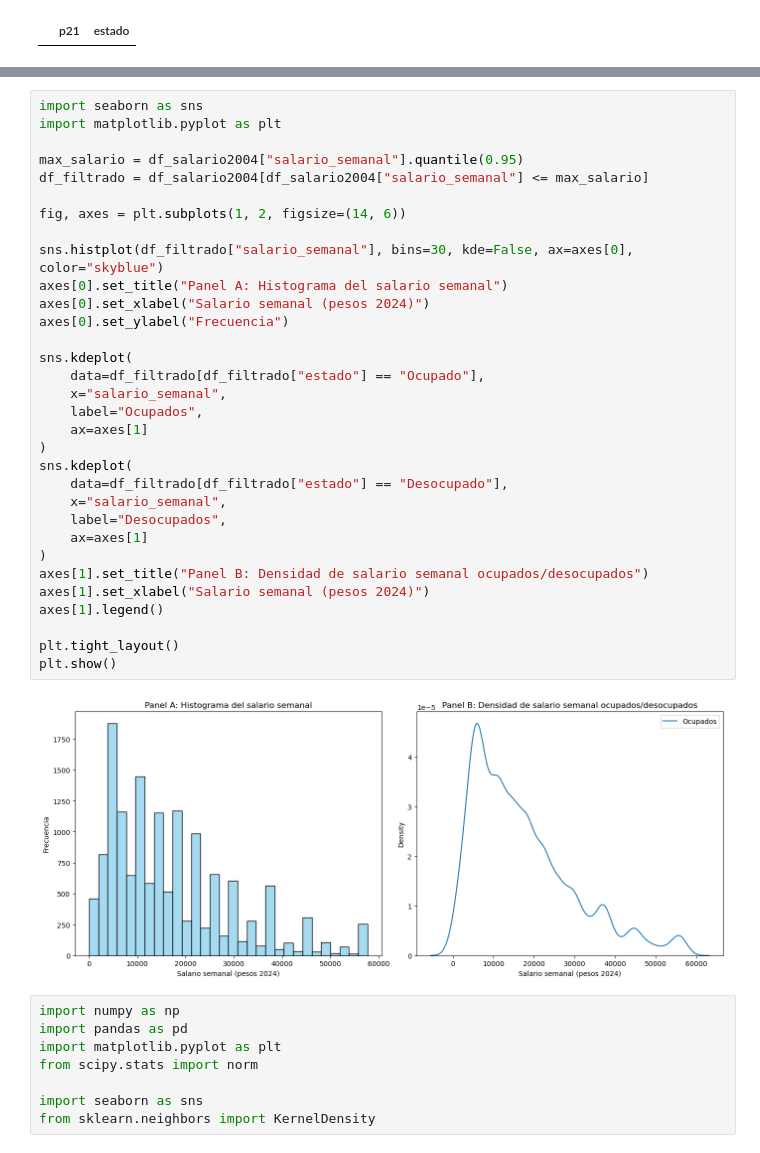
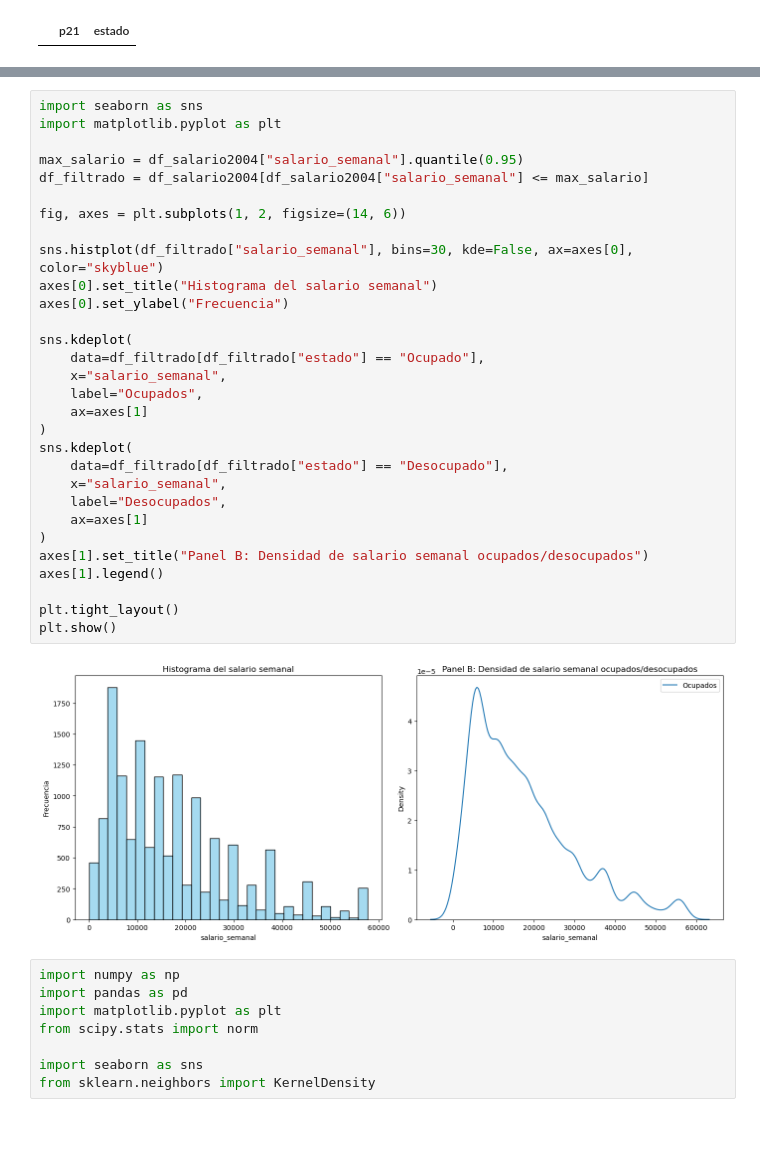
Before and after one commit to jtomasello247/Big_Data_TP3_Grupo13, a Jupyter notebook: TP3.ipynb, the cells around one changed output, grey strips where cells are left out. Cells and saved outputs as stored; diff of their text form.

```diff
--- a/TP3.ipynb
+++ b/TP3.ipynb
@@ -579,37 +580,35 @@ print (df_salario2004[["p21", "salario_semanal"]])
 # %%
 import seaborn as sns
 import matplotlib.pyplot as plt
 
 max_salario = df_salario2004["salario_semanal"].quantile(0.95)
 df_filtrado = df_salario2004[df_salario2004["salario_semanal"] <= max_salario]
 
 fig, axes = plt.subplots(1, 2, figsize=(14, 6))
 
 sns.histplot(df_filtrado["salario_semanal"], bins=30, kde=False, ax=axes[0], color="skyblue")
-axes[0].set_title("Panel A: Histograma del salario semanal")
-axes[0].set_xlabel("Salario semanal (pesos 2024)")
+axes[0].set_title("Histograma del salario semanal")
 axes[0].set_ylabel("Frecuencia")
 
 sns.kdeplot(
     data=df_filtrado[df_filtrado["estado"] == "Ocupado"],
     x="salario_semanal",
     label="Ocupados",
     ax=axes[1]
 )
 sns.kdeplot(
     data=df_filtrado[df_filtrado["estado"] == "Desocupado"],
     x="salario_semanal",
     label="Desocupados",
     ax=axes[1]
 )
 axes[1].set_title("Panel B: Densidad de salario semanal ocupados/desocupados")
-axes[1].set_xlabel("Salario semanal (pesos 2024)")
 axes[1].legend()
 
 plt.tight_layout()
 plt.show()
 # %% [output]
-[figure, old version]
+[figure, new version]
 # %%
 import numpy as np
 import pandas as pd
```
Also changed, not shown: parts of 1 cell of this notebook.
